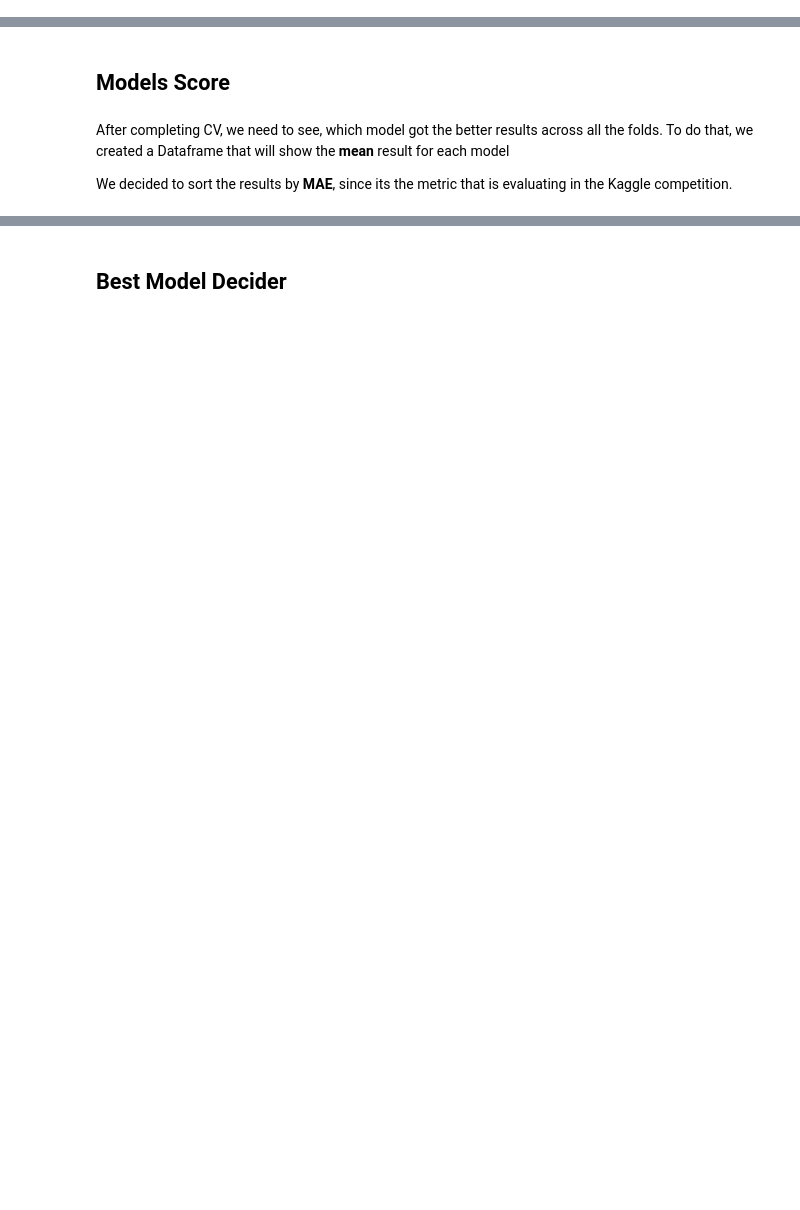
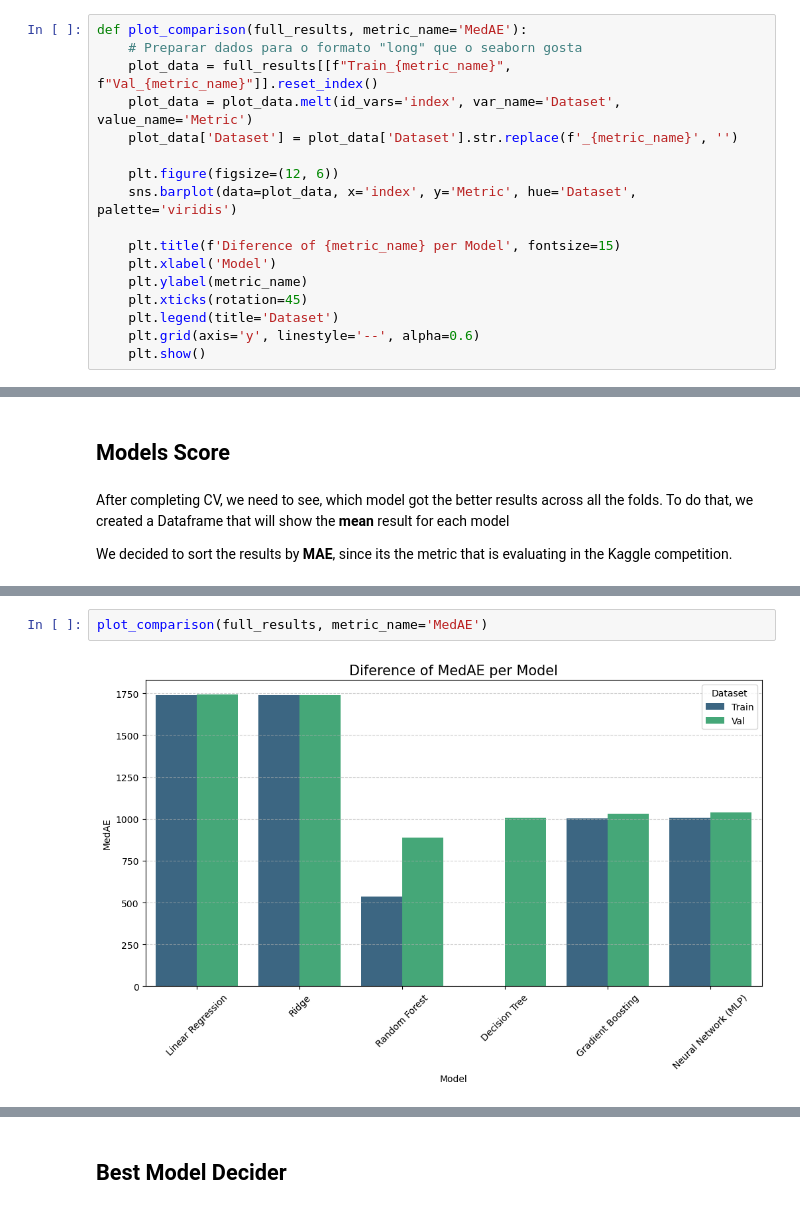
Before and after one commit to Rafaeric71/MachineLearning-Group44, a Jupyter notebook: Group_44_notebooks/Modeling copy.ipynb, the cells around one changed output, grey strips where cells are left out. Saved outputs shown, nothing was run; the diff lists cells and outputs as text; blank space fills up the shorter version.

Commit message:
melhorias no modeling

```diff
--- a/Group_44_notebooks/Modeling copy.ipynb
+++ b/Group_44_notebooks/Modeling copy.ipynb
@@ -195,6 +198,23 @@ def best_model_per_metric(metrics_df):
     best["MedAE"] = metrics_df["MedAE"].idxmin()
 
     return best
+# %%
+def plot_comparison(full_results, metric_name='MedAE'):
+    # Preparar dados para o formato "long" que o seaborn gosta
+    plot_data = full_results[[f"Train_{metric_name}", f"Val_{metric_name}"]].reset_index()
+    plot_data = plot_data.melt(id_vars='index', var_name='Dataset', value_name='Metric')
+    plot_data['Dataset'] = plot_data['Dataset'].str.replace(f'_{metric_name}', '')
+
+    plt.figure(figsize=(12, 6))
+    sns.barplot(data=plot_data, x='index', y='Metric', hue='Dataset', palette='viridis')
+
+    plt.title(f'Diference of {metric_name} per Model', fontsize=15)
+    plt.xlabel('Model')
+    plt.ylabel(metric_name)
+    plt.xticks(rotation=45)
+    plt.legend(title='Dataset')
+    plt.grid(axis='y', linestyle='--', alpha=0.6)
+    plt.show()
 # %% [markdown]
 ## Models
 # %% [markdown]
@@ -454,0 +463,4 @@ Comparison: Train vs Validation Performance
+# %%
+plot_comparison(full_results, metric_name='MedAE')
+# %% [output]
+[figure, added]
```
Also changed, not shown: parts of 14 cells of this notebook, 3 other files.
